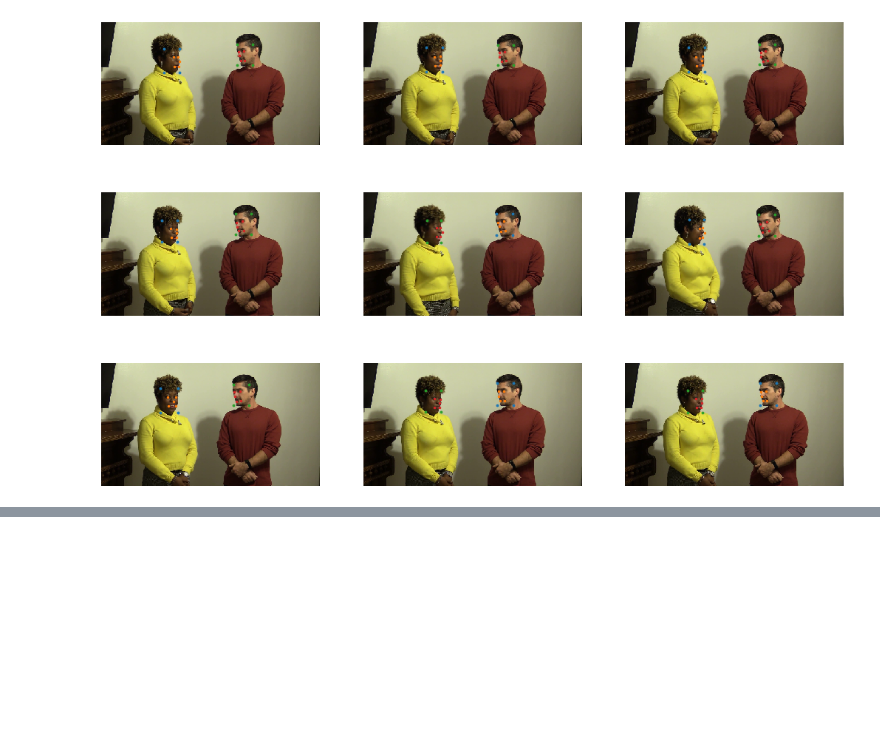
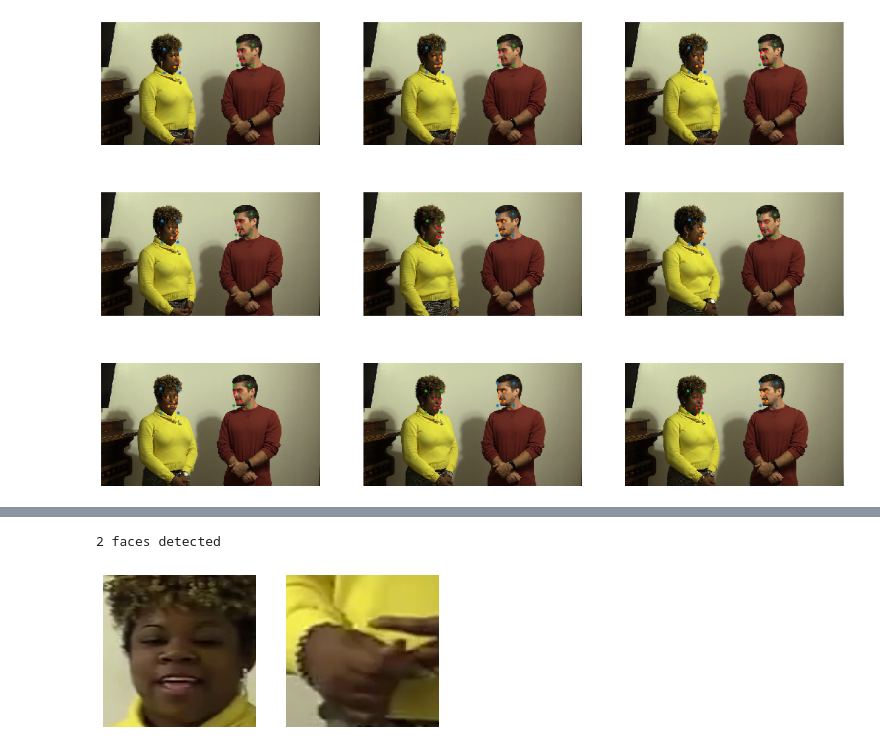
Before and after one commit to zengm71/DeepFakeChallenge, a Jupyter notebook: DeepFakeChallengeCPU.ipynb, the cells around one changed output, grey strips where cells are left out. Saved outputs shown, nothing was run; the diff lists cells and outputs as text; code cells hidden in the pictures; blank space fills up the shorter version.

```diff
--- a/DeepFakeChallengeCPU.ipynb
+++ b/DeepFakeChallengeCPU.ipynb
@@ -106,0 +146,34 @@ for i in range(9):
+# %%
+v_cap = cv2.VideoCapture('data/train_sample_videos/acifjvzvpm.mp4')
+v_len = int(v_cap.get(cv2.CAP_PROP_FRAME_COUNT))
+mtcnn = MTCNN(margin=40, keep_all=True, select_largest=False, post_process=False)
+
+# Loop through video, taking a handful of frames to form a batch
+frames = []
+for i in tqdm(range(v_len)):
+
+    # Load frame
+    success = v_cap.grab()
+    if i % 10 == 0:
+        success, frame = v_cap.retrieve()
+    else:
+        continue
+    if not success:
+        continue
+
+    # Add to batch
+    frame = cv2.cvtColor(frame, cv2.COLOR_BGR2RGB)
+    frames.append(Image.fromarray(frame))
+
+# Detect faces in batch
+faces = mtcnn(frames)
+print(str(np.max([len(faces[i]) for i in range(len(faces))])) + ' faces detected')
+
+fig, axes = plt.subplots(1, np.max([len(faces[i]) for i in range(len(faces))]), figsize=(6, 15))
+for j, face in enumerate(faces[np.argmax([len(faces[i]) for i in range(len(faces))])]):
+    axes[j].imshow(face.permute(1, 2, 0).int().numpy())
+    axes[j].axis('off')
+fig.show()
+# %% [output]
+2 faces detected
+[figure, added]
```
Also changed, not shown: parts of 21 cells of this notebook.
